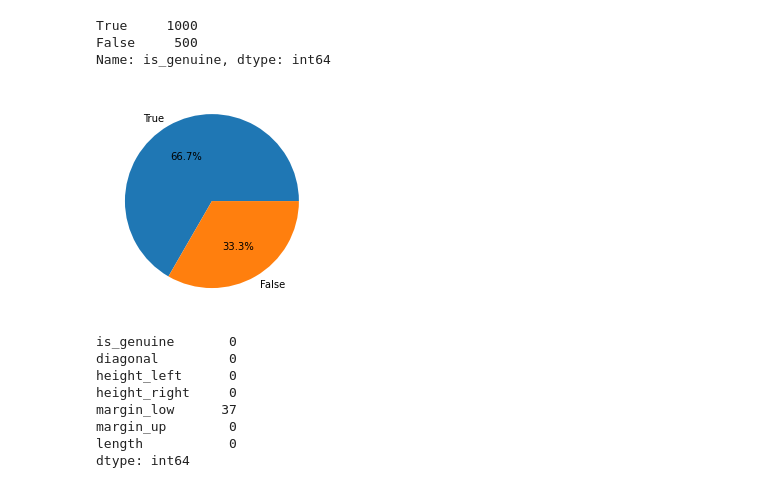
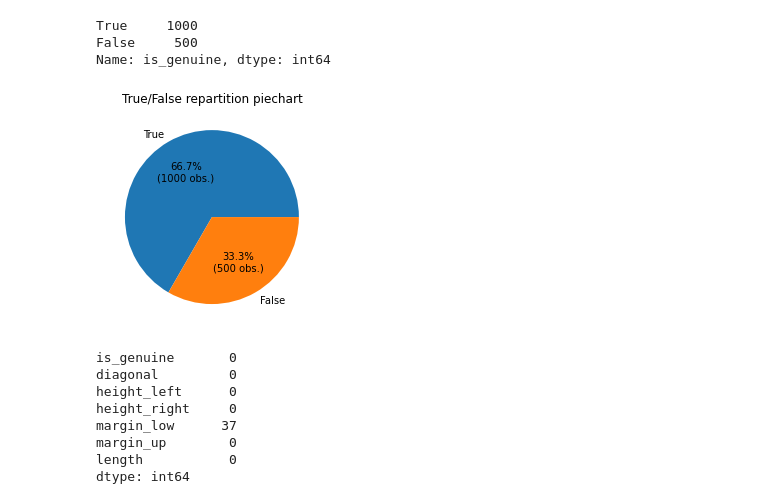
Before and after one commit to marcadeant/ONCFM, a Jupyter notebook: Notebooks/Features engineering.ipynb, the cells around one changed output. Saved outputs shown, nothing was run; the diff lists cells and outputs as text; code cells hidden in the pictures.

```diff
--- a/Notebooks/Features engineering.ipynb
+++ b/Notebooks/Features engineering.ipynb
@@ -21,11 +29,18 @@ initial_data["is_genuine"].value_counts()
 True     1000
 False     500
 Name: is_genuine, dtype: int64
-# %%
-plt.pie(initial_data["is_genuine"].value_counts(normalize=True), labels=["True","False"], autopct='%1.1f%%')
-plt.show()
-# %% [output]
-[figure, removed]
+# %%
+# True and False classes repartition
+
+def func(pct):
+    absolute = int(np.round(pct/100. * 1500))
+    return "{:.1f}%\n({:d} obs.)".format(pct, absolute)
+
+plt.pie(initial_data["is_genuine"].value_counts(normalize=True), labels=["True","False"], autopct=lambda pct : func(pct))
+plt.title("True/False repartition piechart")
+plt.show()
+# %% [output]
+[figure, added]
 # %%
 initial_data.isna().sum()
 # %% [output]
```
Also changed, not shown: parts of 21 cells of this notebook, 1 other file.
